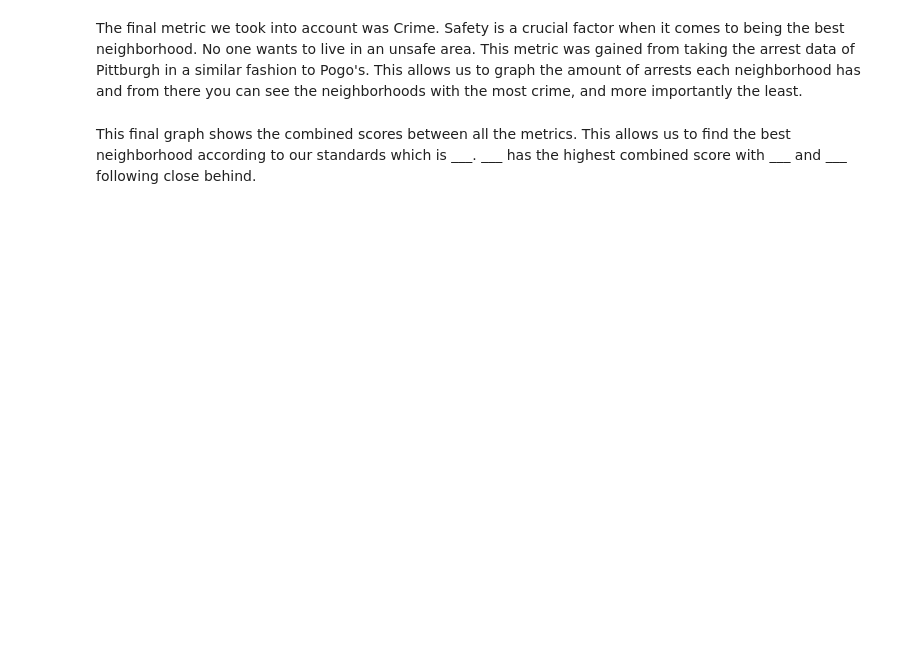
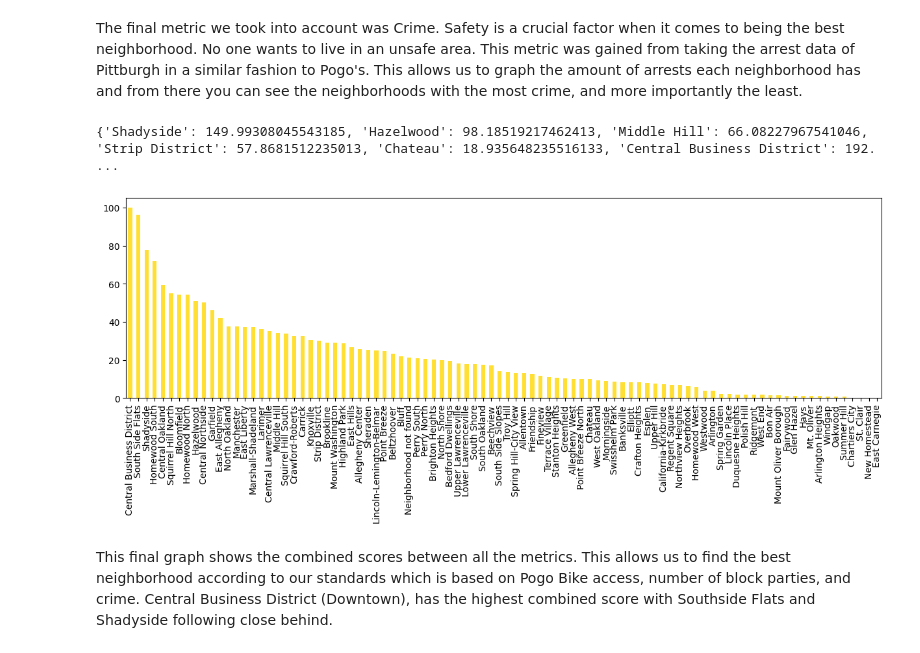
Before and after one commit to 27TAJ/CS-0010-Final_Project, a Jupyter notebook: BestNeighborhoodFinal.ipynb, the cells around one changed output. Drawn from its saved outputs; the diff is of its cells as text; code cells hidden in the pictures; blank space fills up the shorter version.

```diff
--- a/BestNeighborhoodFinal.ipynb
+++ b/BestNeighborhoodFinal.ipynb
@@ -150,2 +155,18 @@ print(df1 + df2 + df3)
+# %%
+print(FinalScore)
+
+neigh = []
+score =[]
+
+maxScore = max(FinalScore.values())
+
+for neighborhood in FinalScore:
+    neigh.append(neighborhood)
+    score.append((FinalScore[neighborhood]/maxScore)*100)
+
+finalDf=pd.Series(score, index = neigh).sort_values( ascending=False).plot.bar(alpha = 0.8, color = 'gold', figsize = (15, 4))
+# %% [output]
+{'Shadyside': 149.99308045543185, 'Hazelwood': 98.18519217462413, 'Middle Hill': 66.08227967541046, 'Strip District': 57.8681512235013, 'Chateau': 18.935648235516133, 'Central Business District': 192. ...
+[figure, added]
 # %% [markdown]
-This final graph shows the combined scores between all the metrics. This allows us to find the best neighborhood according to our standards which is ___. ___ has the highest combined score with ___ and ___ following close behind.
+This final graph shows the combined scores between all the metrics. This allows us to find the best neighborhood according to our standards which is based on Pogo Bike access, number of block parties, and crime. Central Business District (Downtown), has the highest combined score with Southside Flats and Shadyside following close behind.
```
Also changed, not shown: parts of 8 cells of this notebook.
